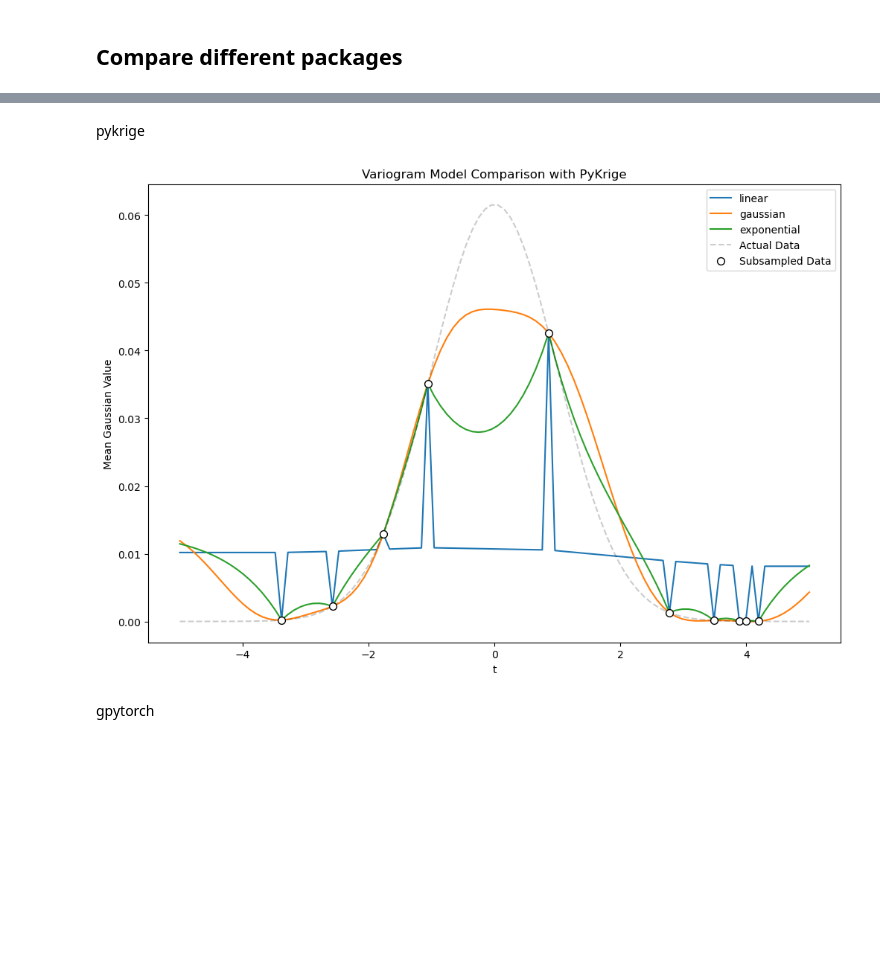
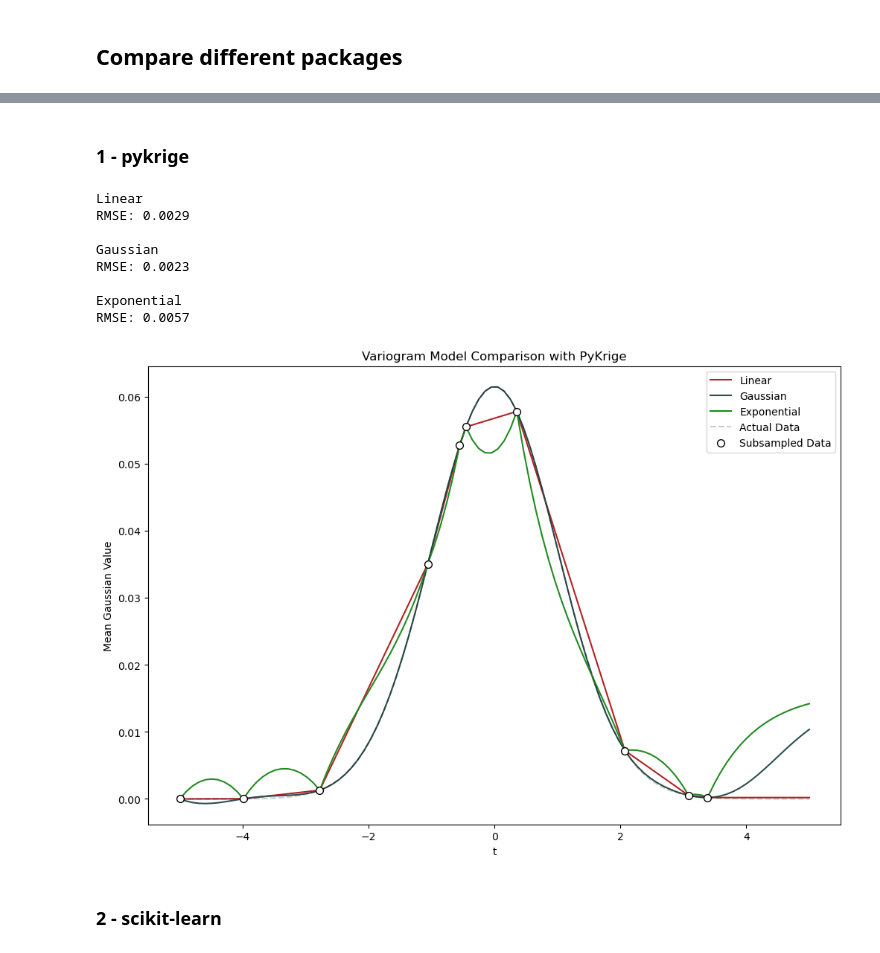
Before and after one commit to geo-smart/spacetime-elevation, a Jupyter notebook: contributors/morgan/1_One-dimensional_Implementations.ipynb, the cells around one changed output, grey strips where cells are left out. Drawn from its saved outputs; the diff is of its cells as text; code cells hidden in the pictures; blank space fills up the shorter version.

```diff
--- a/contributors/morgan/1_One-dimensional_Implementations.ipynb
+++ b/contributors/morgan/1_One-dimensional_Implementations.ipynb
@@ -45,7 +19,8 @@ A, B = np.meshgrid(a, b)
 def gaussian_2d(a, b, a0, b0, sigma_a, sigma_b, t_i):
     return np.exp(-((a - a0) ** 2 / (2 * sigma_a ** 2) + (b - b0) ** 2 / (2 * sigma_b ** 2))) * np.exp(-(t_i ** 2) / 2)
 
-t_sample = np.random.choice(t, size=10, replace=False)
+np.random.seed(42)
+t_sample = np.random.choice(t, 10, replace=False)  # Randomly sample 10 values from t
 y_all = []
 y_sample = []
 
@@ -59,5 +34,9 @@ for t_i in t_sample:
 
 X_all = np.array(t.reshape(-1,1))
 y_all = np.array(y_all).reshape(-1,1)
+
 X = np.array(t_sample.reshape(-1,1))
 y = np.array(y_sample)
+
+y_mean = np.mean(y)
+y_norm = (y - y_mean)/np.std(y)
@@ -64,2 +45,4 @@ y = np.array(y_sample)
+# %%
+colors = ['firebrick', 'darkslategray', 'forestgreen']
 # %% [markdown]
 ## Compare different packages
@@ -95,0 +51,6 @@ plt.show()
+# %%
+# Linear model parameters for kriging, scikit-learn
+linear_model_parameters = {'slope': 1, 'nugget': 0}
+# %%
+# Gaussian, exponential model parameters for kriging
+kriging_variogram_parameters = {'sill': 0.0006, 'range': 2.3, 'nugget': 0}
@@ -96,30 +100,67 @@ plt.show()
 # %% [markdown]
-pykrige
+### 1 - pykrige
 # %%
 # %pip install pykrige
 # %%
 from pykrige.ok import OrdinaryKriging
 # %%
 # Define the variogram models to test
-variogram_models = ['linear', 'gaussian','exponential']
+variogram_model_dict = {'Linear':'linear',
+                        'Gaussian': 'gaussian',
+                        'Exponential': 'exponential'}
 
 # Plotting results for each variogram model
 plt.figure(figsize=(12, 8))
+rmse_1 = []
 
-for model in variogram_models:
-    uk = OrdinaryKriging(X.ravel(), np.zeros(X.shape[0]), y, variogram_model=model)
+for model_name, model in variogram_model_dict.items():
+
+    # Print parameters
+    print(model_name)
+
+    if model == 'linear':
+        uk = OrdinaryKriging(X.ravel(), np.zeros(X.shape[0]), y_norm, variogram_model=model, variogram_parameters=linear_model_parameters)
+        # print(uk.variogram_model_parameters)
+    elif model in ['power','spherical','hole-effect']:
+        raise NotImplementedError("Power, spherical, and hole-effect variogram models not implemented in this comparison.")
+
+    elif model in ['exponential', 'gaussian']:
+        uk = OrdinaryKriging(X.ravel(), np.zeros(X.shape[0]), y_norm, variogram_model=model, variogram_parameters=kriging_variogram_parameters)
+        # print(uk.variogram_model_parameters)
+
+    # Perform kriging
     y_pred, y_std = uk.execute("grid", X_all.ravel(), np.array([0.0]))
     y_pred = np.squeeze(y_pred)
-    plt.plot(X_all, y_pred, label=model)
+    y_pred = y_pred * np.std(y) + np.mean(y)
+
+    if model == 'gaussian':
+        gaussian_1 = y_pred
+
+    # Compute the rmse of this model compared to the actual data
+    rmse = np.sqrt(np.mean((y_pred - y_all.ravel()) ** 2))
+    print("RMSE: {:.4f}".format(rmse))
+    rmse_1.append(rmse)
+    print("")
+
+    # Ploting
+    plt.plot(X_all, y_pred, color = colors[list(variogram_model_dict.keys()).index(model_name)], label=model_name)
 
 plt.plot(X_all, y_all, 'k--', alpha=0.2, label="Actual Data")
 plt.scatter(X, y, c='white', s=50, zorder=10, edgecolors=(0, 0, 0), label="Subsampled Data")
 plt.legend()
 plt.xlabel("t")
 plt.ylabel("Mean Gaussian Value")
 plt.title("Variogram Model Comparison with PyKrige")
 plt.show()
 # %% [output]
+Linear
+RMSE: 0.0029
+
+Gaussian
+RMSE: 0.0023
+
+Exponential
+RMSE: 0.0057
-[figure, old version]
+[figure, new version]
-# %% [markdown]
-gpytorch
+# %% [markdown]
+### 2 - scikit-learn
```
Also changed, not shown: parts of 22 cells of this notebook.
